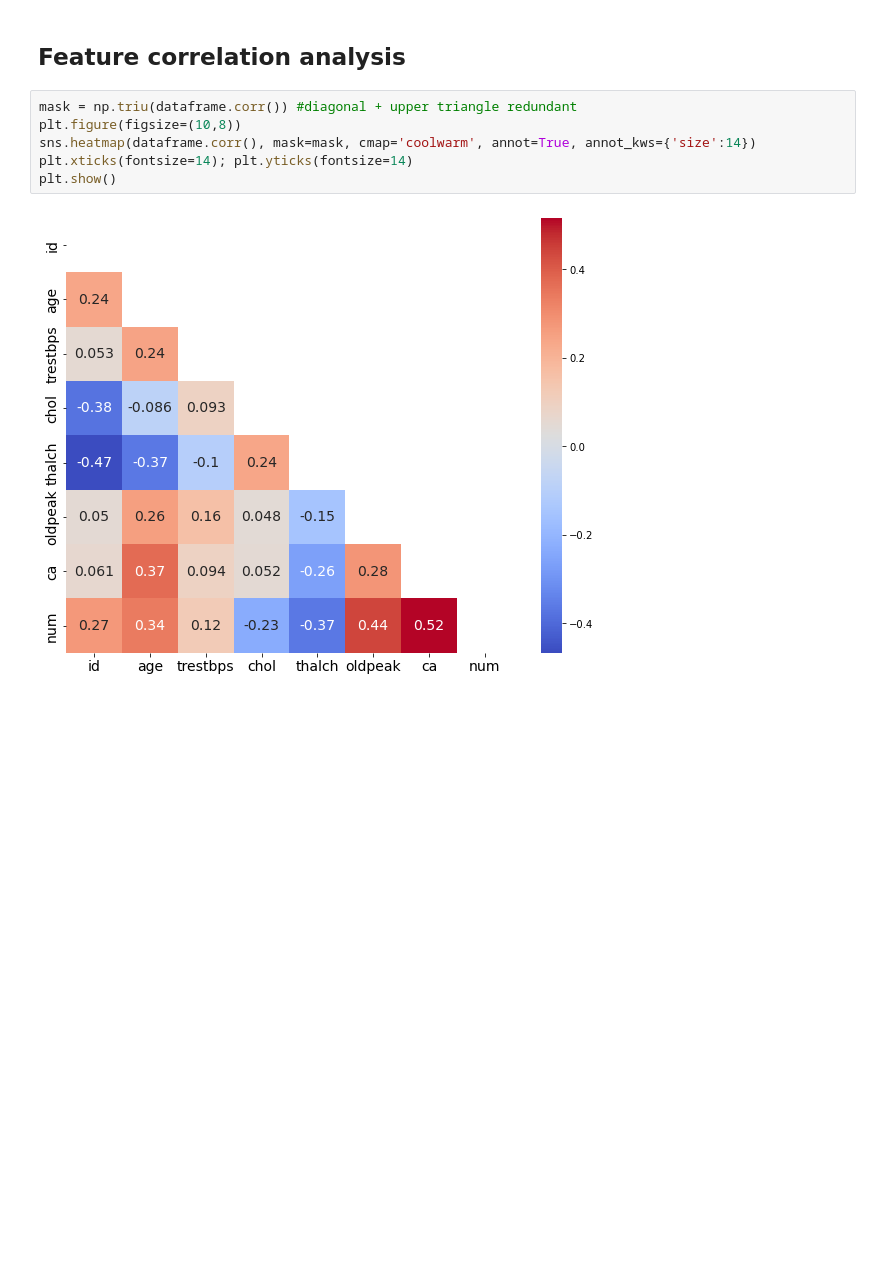
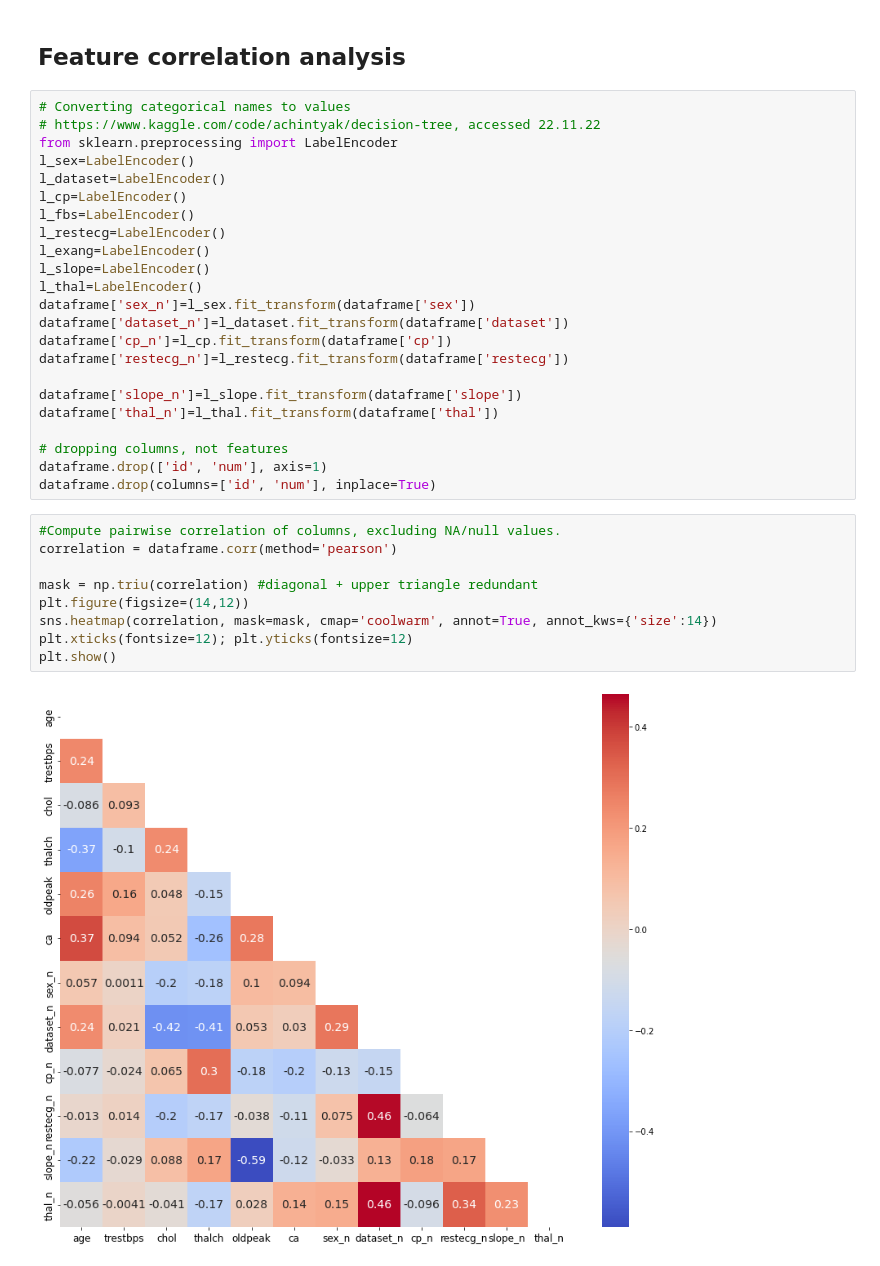
Before and after one commit to lassetotl/fys-stk, a Jupyter notebook: project 3/Dataprep_A.ipynb, the cells around one changed output. Saved outputs shown, nothing was run; the diff lists cells and outputs as text; blank space fills up the shorter version.

```diff
--- a/project 3/Dataprep_A.ipynb
+++ b/project 3/Dataprep_A.ipynb
@@ -85,11 +85,37 @@ Feature documentation: \
 -thal: 3 = normal; 6 = fixed defect; 7 = reversable defect\
 # %% [markdown]
 ## Feature correlation analysis
+# %%
+# Converting categorical names to values
+# https://www.kaggle.com/code/achintyak/decision-tree, accessed 22.11.22
+from sklearn.preprocessing import LabelEncoder
+l_sex=LabelEncoder()
+l_dataset=LabelEncoder()
+l_cp=LabelEncoder()
+l_fbs=LabelEncoder()
+l_restecg=LabelEncoder()
+l_exang=LabelEncoder()
+l_slope=LabelEncoder()
+l_thal=LabelEncoder()
+dataframe['sex_n']=l_sex.fit_transform(dataframe['sex'])
+dataframe['dataset_n']=l_dataset.fit_transform(dataframe['dataset'])
+dataframe['cp_n']=l_cp.fit_transform(dataframe['cp'])
+dataframe['restecg_n']=l_restecg.fit_transform(dataframe['restecg'])
+
+dataframe['slope_n']=l_slope.fit_transform(dataframe['slope'])
+dataframe['thal_n']=l_thal.fit_transform(dataframe['thal'])
+
+# dropping columns, not features
+dataframe.drop(['id', 'num'], axis=1)
+dataframe.drop(columns=['id', 'num'], inplace=True)
 # %%
-mask = np.triu(dataframe.corr()) #diagonal + upper triangle redundant
-plt.figure(figsize=(10,8))
-sns.heatmap(dataframe.corr(), mask=mask, cmap='coolwarm', annot=True, annot_kws={'size':14})
-plt.xticks(fontsize=14); plt.yticks(fontsize=14)
+#Compute pairwise correlation of columns, excluding NA/null values.
+correlation = dataframe.corr(method='pearson')
+
+mask = np.triu(correlation) #diagonal + upper triangle redundant
+plt.figure(figsize=(14,12))
+sns.heatmap(correlation, mask=mask, cmap='coolwarm', annot=True, annot_kws={'size':14})
+plt.xticks(fontsize=12); plt.yticks(fontsize=12)
 plt.show()
 # %% [output]
-[figure, old version]
+[figure, new version]
```
Also changed, not shown: parts of 1 cell of this notebook.
